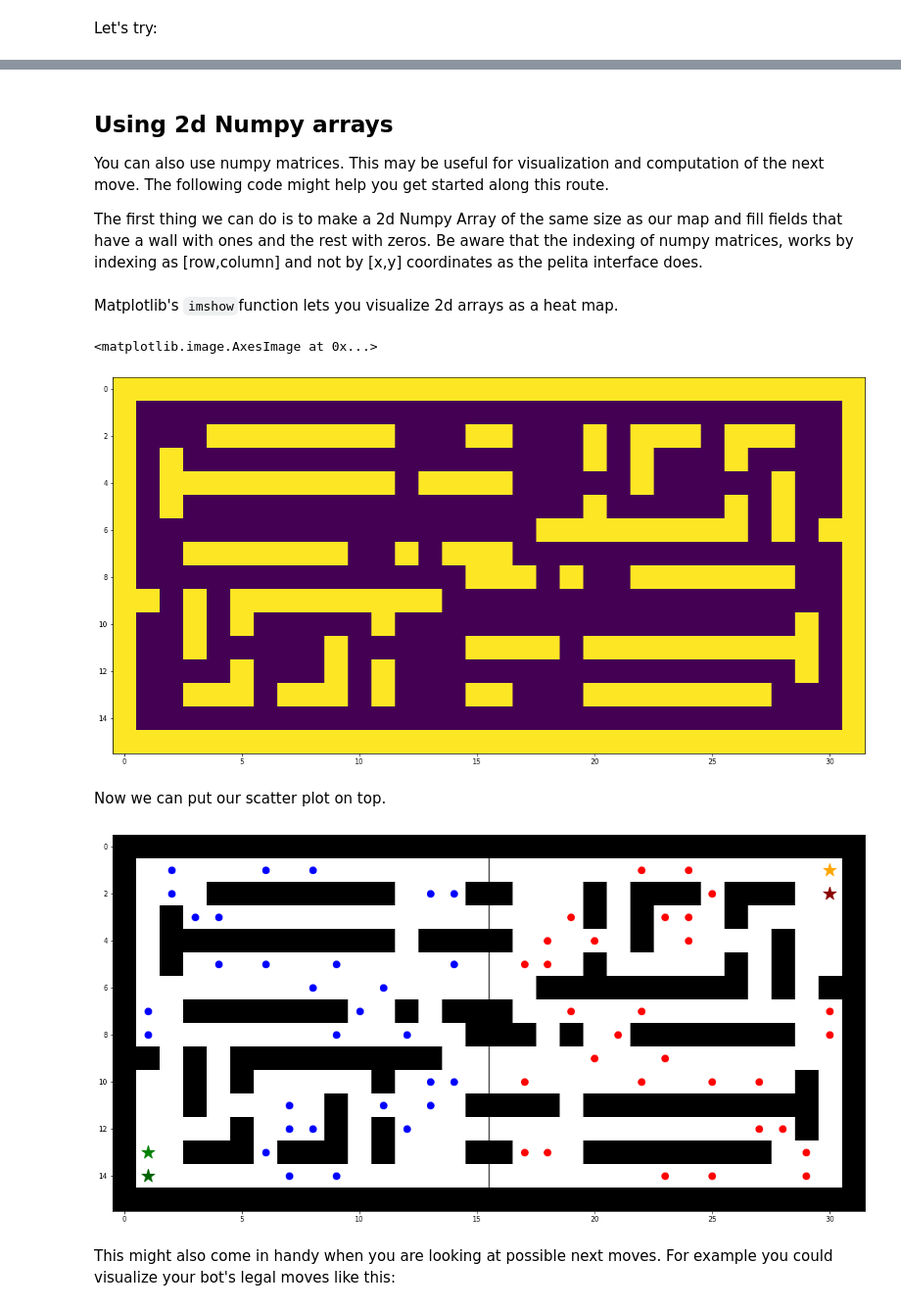
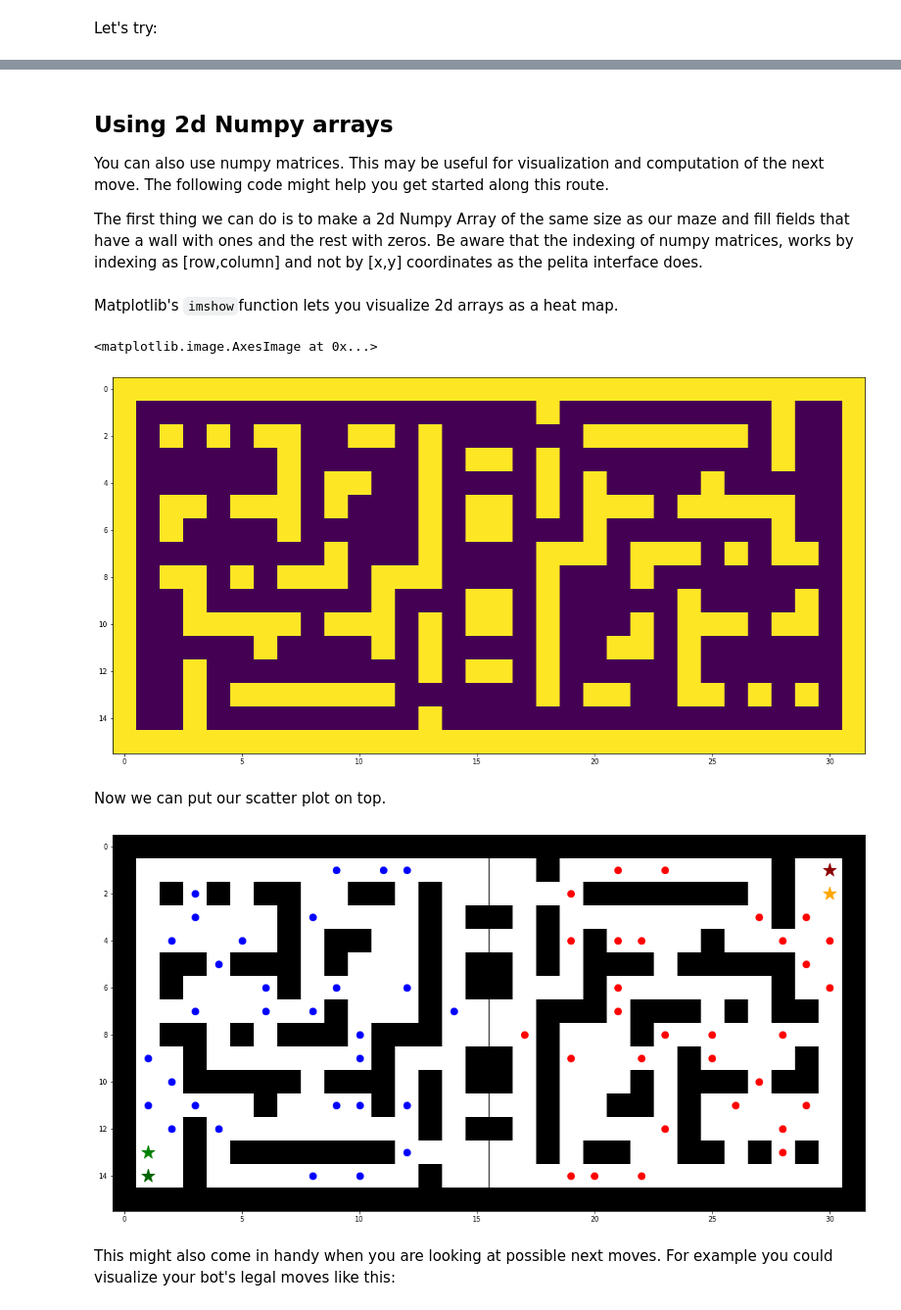
Before and after one commit to ASPP/pelita, a Jupyter notebook: template/notebooks/nb1_matplotlib_and_numpy.ipynb, the cells around one changed output, grey strips where cells are left out. Shown at 98% size. Saved outputs shown, nothing was run; the diff lists cells and outputs as text; code cells hidden in the pictures.

```diff
--- a/template/notebooks/nb1_matplotlib_and_numpy.ipynb
+++ b/template/notebooks/nb1_matplotlib_and_numpy.ipynb
@@ -14,2 +10,2 @@ and setting up a test game to get a bot object which will have all the informati
 # %%
-bot = pl.utils.setup_test_game(layout=layout_str, is_blue=True)
+bot = pelita.utils.setup_test_game(layout="normal_003", is_blue=True)
@@ -16,3 +15,9 @@ bot = pl.utils.setup_test_game(layout=layout_str, is_blue=True)
+# %%
+def get_maze_dimensions(walls):
+    """Takes a walls list and gives the width and height of the maze"""
+    maze_width = max([x for x, y in walls])+1
+    maze_height = max([y for x, y in walls])+1
+    return(maze_width, maze_height)
 # %% [markdown]
 ## Visualize with Matplotlib
 We can use pyplot to visualize the game state. You can use `plt.scatter()` to add points to a plot. Watch out though, scatter takes a list of x and a list of y coordinates, not a list of (x,y) tuples.
@@ -42,5 +47,5 @@ The `draw_game_elements` takes the information about food, bot positions, and wa
 # %%
-def draw_game_elements(bot, ax):
+def draw_game(bot, ax):
     """
     Draws game state as scatter elements given a bot object.
 
@@ -92,7 +97,7 @@ ax = draw_game_elements(bot, ax)
 ## Using 2d Numpy arrays
 You can also use numpy matrices. This may be useful for visualization and computation of the next move. The following code might help you get started along this route.
 
-The first thing we can do is to make a 2d Numpy Array of the same size as our map and fill fields that have a wall with ones and the rest with zeros.
+The first thing we can do is to make a 2d Numpy Array of the same size as our maze and fill fields that have a wall with ones and the rest with zeros.
 Be aware that the indexing of numpy matrices, works by indexing as \[row,column] and not by \[x,y] coordinates as the pelita interface does.
 # %%
 def make_wall_map(bot):
@@ -103,12 +108,11 @@ def make_wall_map(bot):
     Returns:
     - mat: numpy array
     """
-    maze_width = max([x for x, y in bot.walls])+1
-    maze_height = max([y for x, y in bot.walls])+1
+    maze_width, maze_height = get_maze_dimensions(bot.walls)
     wall_map = np.zeros((maze_height, maze_width))
     # get seperate lists of x and y coordinates from a list of tuples
     wall_x, wall_y = zip(*bot.walls)
-    # matrices have y,x indexing!
+    # matrices have y, x, or rather row, col indexing!
     wall_map[wall_y, wall_x] = 1
     return wall_map
 # %% [markdown]
@@ -119,15 +123,15 @@ fig, ax = plt.subplots(figsize=(20,10))
 ax.imshow(walls)
 # %% [output]
 <matplotlib.image.AxesImage at 0x...>
-[figure, old version]
+[figure, new version]
 # %% [markdown]
 Now we can put our scatter plot on top.
 # %%
 fig, ax = plt.subplots(figsize=(20,10))
 ax.imshow(walls, cmap="binary")
-ax = draw_game_elements(bot, ax)
+ax = draw_game(bot, ax)
 # %% [output]
-[figure, old version]
+[figure, new version]
 # %% [markdown]
 This might also come in handy when you are looking at possible next moves. For example you could visualize your bot's legal moves like this:
 # %%
```
Also changed, not shown: parts of 9 cells of this notebook, 1 other file.
